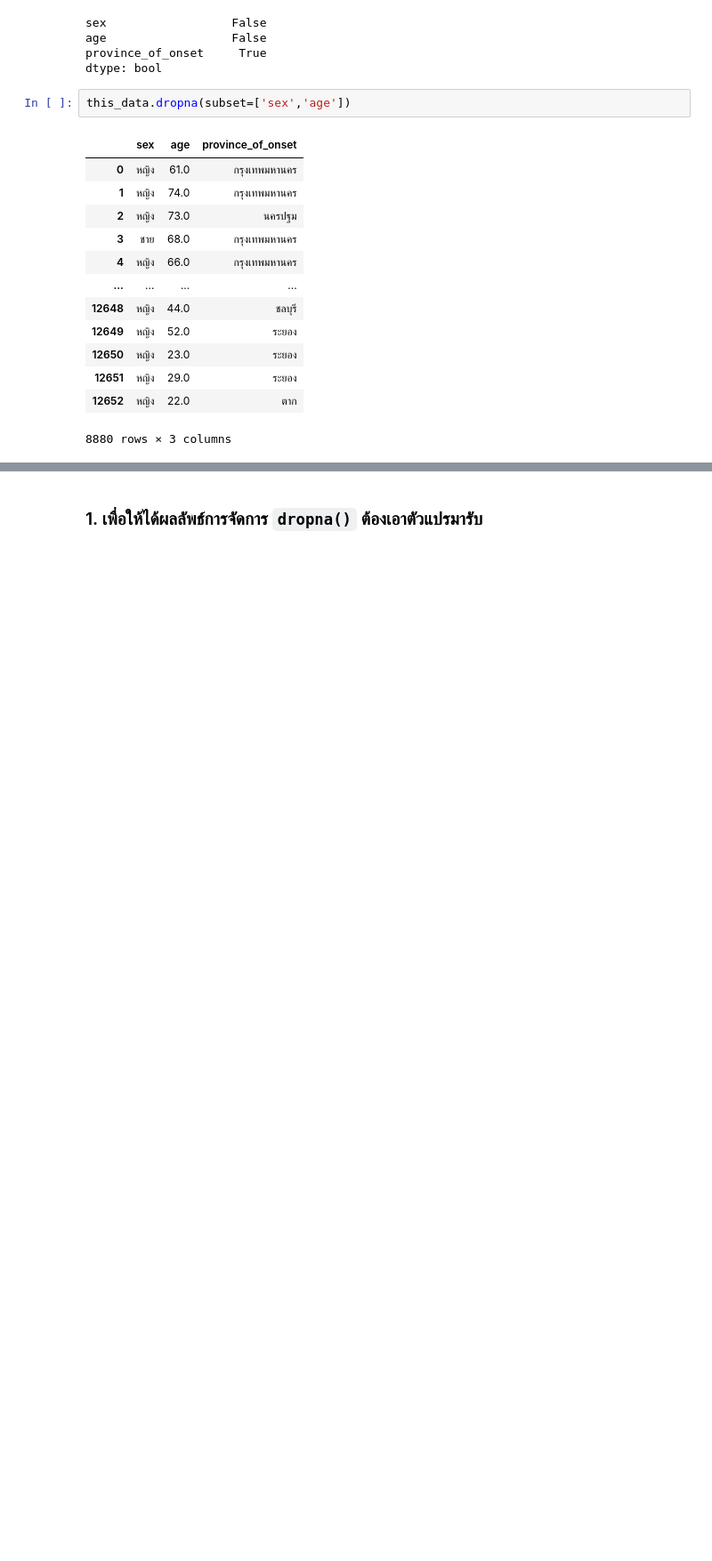
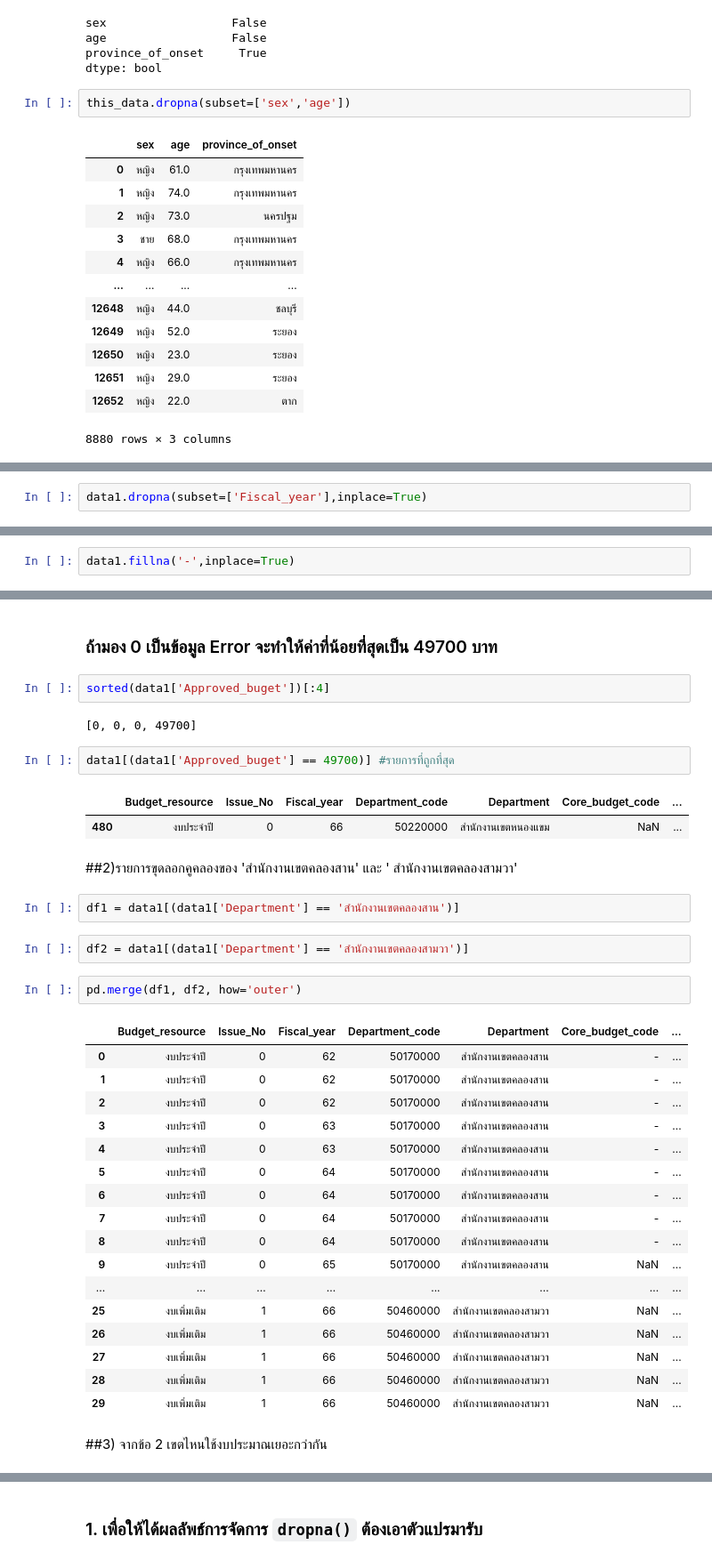
Before and after one commit to Jiraphatkk/python_dataviz2023, a Jupyter notebook: Pandas101.ipynb, the cells around one changed output, grey strips where cells are left out. Shown at 89% size. Cells and saved outputs as stored; diff of their text form; blank space fills up the shorter version.

```diff
--- a/Pandas101.ipynb
+++ b/Pandas101.ipynb
@@ -960,0 +1014,2 @@ this_data.dropna(subset=['sex','age'])
+# %%
+data1.dropna(subset=['Fiscal_year'],inplace=True)
@@ -960,0 +1039,2 @@ this_data.dropna(subset=['sex','age'])
+# %%
+data1.fillna('-',inplace=True)
@@ -960,0 +1101,39 @@ this_data.dropna(subset=['sex','age'])
+# %% [markdown]
+### ถ้ามอง 0 เป็นข้อมูล Error จะทำให้ค่าที่น้อยที่สุดเป็น 49700 บาท
+# %%
+sorted(data1['Approved_buget'])[:4]
+# %% [output]
+[0, 0, 0, 49700]
+# %%
+data1[(data1['Approved_buget'] == 49700)] #รายการที่ถูกที่สุด
+# %% [output]
+|  | Budget_resource | Issue_No | Fiscal_year | Department_code | Department | Core_budget_code | ... |
+| 480 | งบประจำปี | 0 | 66 | 50220000 | สำนักงานเขตหนองแขม | NaN | ... |
+# %% [markdown]
+##2)รายการขุดลอกคูคลองของ 'สำนักงานเขตคลองสาน' และ ' สำนักงานเขตคลองสามวา'
+# %%
+df1 = data1[(data1['Department'] == 'สำนักงานเขตคลองสาน')]
+# %%
+df2 = data1[(data1['Department'] == 'สำนักงานเขตคลองสามวา')]
+# %%
+pd.merge(df1, df2, how='outer')
+# %% [output]
+|  | Budget_resource | Issue_No | Fiscal_year | Department_code | Department | Core_budget_code | ... |
+| 0 | งบประจำปี | 0 | 62 | 50170000 | สำนักงานเขตคลองสาน | - | ... |
+| 1 | งบประจำปี | 0 | 62 | 50170000 | สำนักงานเขตคลองสาน | - | ... |
+| 2 | งบประจำปี | 0 | 62 | 50170000 | สำนักงานเขตคลองสาน | - | ... |
+| 3 | งบประจำปี | 0 | 63 | 50170000 | สำนักงานเขตคลองสาน | - | ... |
+| 4 | งบประจำปี | 0 | 63 | 50170000 | สำนักงานเขตคลองสาน | - | ... |
+| 5 | งบประจำปี | 0 | 64 | 50170000 | สำนักงานเขตคลองสาน | - | ... |
+| 6 | งบประจำปี | 0 | 64 | 50170000 | สำนักงานเขตคลองสาน | - | ... |
+| 7 | งบประจำปี | 0 | 64 | 50170000 | สำนักงานเขตคลองสาน | - | ... |
+| 8 | งบประจำปี | 0 | 64 | 50170000 | สำนักงานเขตคลองสาน | - | ... |
+| 9 | งบประจำปี | 0 | 65 | 50170000 | สำนักงานเขตคลองสาน | NaN | ... |
+| ... | ... | ... | ... | ... | ... | ... | ... |
+| 25 | งบเพิ่มเติม | 1 | 66 | 50460000 | สำนักงานเขตคลองสามวา | NaN | ... |
+| 26 | งบเพิ่มเติม | 1 | 66 | 50460000 | สำนักงานเขตคลองสามวา | NaN | ... |
+| 27 | งบเพิ่มเติม | 1 | 66 | 50460000 | สำนักงานเขตคลองสามวา | NaN | ... |
+| 28 | งบเพิ่มเติม | 1 | 66 | 50460000 | สำนักงานเขตคลองสามวา | NaN | ... |
+| 29 | งบเพิ่มเติม | 1 | 66 | 50460000 | สำนักงานเขตคลองสามวา | NaN | ... |
+# %% [markdown]
+##3) จากข้อ 2 เขตไหนใช้งบประมาณเยอะกว่ากัน
```
Also changed, not shown: parts of 32 cells of this notebook.
